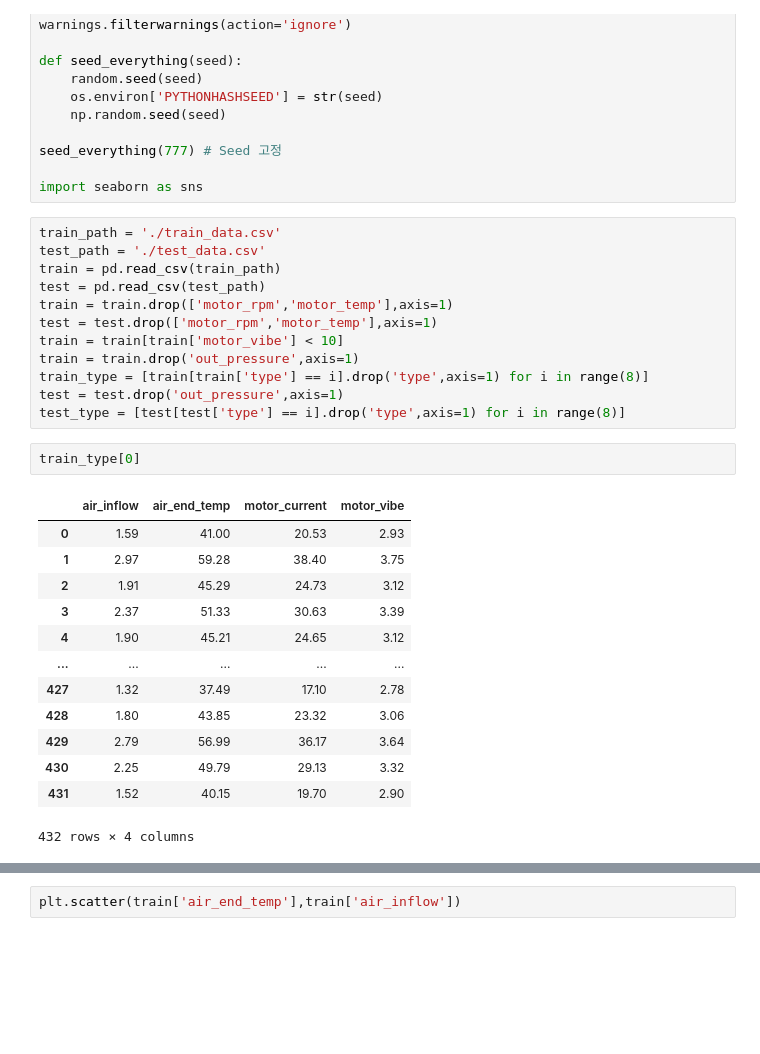
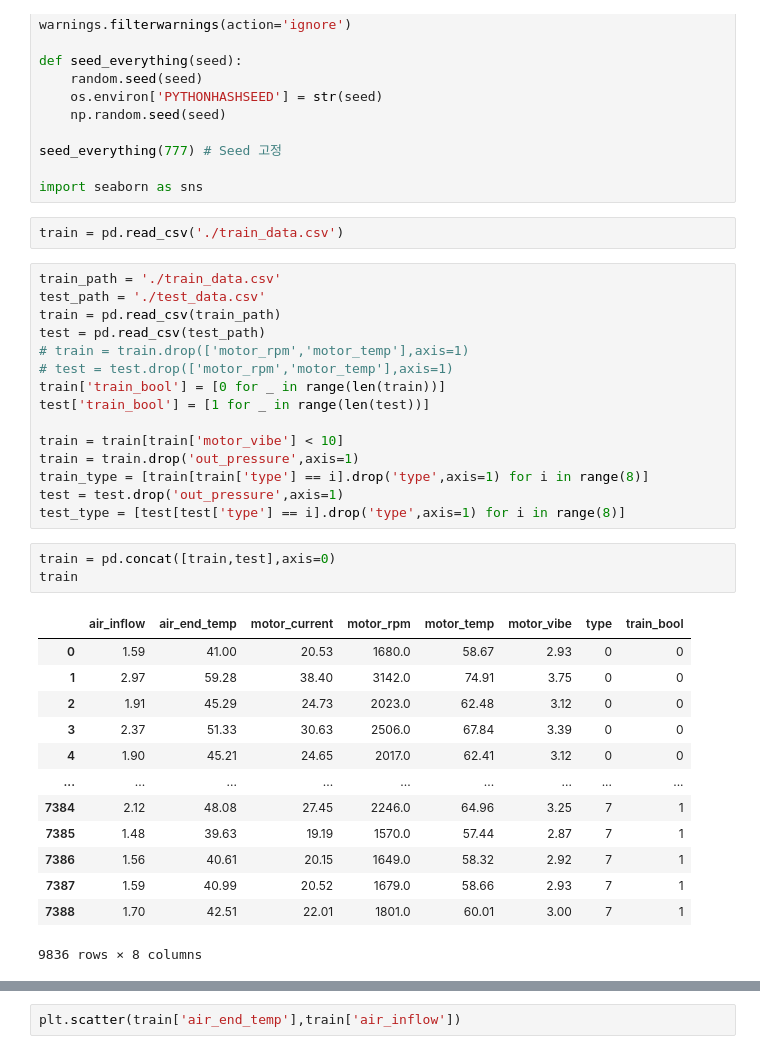
Before and after one commit to jjh0987/MyProject, a Jupyter notebook: pythonProject/AI_factory/2023_ai_spark/2023-04-14.ipynb, the cells around one changed output, grey strips where cells are left out. Cells and saved outputs as stored; diff of their text form; blank space fills up the shorter version.

```diff
--- a/pythonProject/AI_factory/2023_ai_spark/2023-04-14.ipynb
+++ b/pythonProject/AI_factory/2023_ai_spark/2023-04-14.ipynb
@@ -22,31 +22,37 @@ def seed_everything(seed):
 seed_everything(777) # Seed 고정
 
 import seaborn as sns
+# %%
+train = pd.read_csv('./train_data.csv')
 # %%
 train_path = './train_data.csv'
 test_path = './test_data.csv'
 train = pd.read_csv(train_path)
 test = pd.read_csv(test_path)
-train = train.drop(['motor_rpm','motor_temp'],axis=1)
-test = test.drop(['motor_rpm','motor_temp'],axis=1)
+# train = train.drop(['motor_rpm','motor_temp'],axis=1)
+# test = test.drop(['motor_rpm','motor_temp'],axis=1)
+train['train_bool'] = [0 for _ in range(len(train))]
+test['train_bool'] = [1 for _ in range(len(test))]
+
 train = train[train['motor_vibe'] < 10]
 train = train.drop('out_pressure',axis=1)
 train_type = [train[train['type'] == i].drop('type',axis=1) for i in range(8)]
 test = test.drop('out_pressure',axis=1)
 test_type = [test[test['type'] == i].drop('type',axis=1) for i in range(8)]
 # %%
-train_type[0]
+train = pd.concat([train,test],axis=0)
+train
 # %% [output]
-|  | air_inflow | air_end_temp | motor_current | motor_vibe |
-| 0 | 1.59 | 41.00 | 20.53 | 2.93 |
-| 1 | 2.97 | 59.28 | 38.40 | 3.75 |
-| 2 | 1.91 | 45.29 | 24.73 | 3.12 |
-| 3 | 2.37 | 51.33 | 30.63 | 3.39 |
-| 4 | 1.90 | 45.21 | 24.65 | 3.12 |
-| ... | ... | ... | ... | ... |
-| 427 | 1.32 | 37.49 | 17.10 | 2.78 |
-| 428 | 1.80 | 43.85 | 23.32 | 3.06 |
-| 429 | 2.79 | 56.99 | 36.17 | 3.64 |
-| 430 | 2.25 | 49.79 | 29.13 | 3.32 |
-| 431 | 1.52 | 40.15 | 19.70 | 2.90 |
+|  | air_inflow | air_end_temp | motor_current | motor_rpm | motor_temp | motor_vibe | type | train_bool |
+| 0 | 1.59 | 41.00 | 20.53 | 1680.0 | 58.67 | 2.93 | 0 | 0 |
+| 1 | 2.97 | 59.28 | 38.40 | 3142.0 | 74.91 | 3.75 | 0 | 0 |
+| 2 | 1.91 | 45.29 | 24.73 | 2023.0 | 62.48 | 3.12 | 0 | 0 |
+| 3 | 2.37 | 51.33 | 30.63 | 2506.0 | 67.84 | 3.39 | 0 | 0 |
+| 4 | 1.90 | 45.21 | 24.65 | 2017.0 | 62.41 | 3.12 | 0 | 0 |
+| ... | ... | ... | ... | ... | ... | ... | ... | ... |
+| 7384 | 2.12 | 48.08 | 27.45 | 2246.0 | 64.96 | 3.25 | 7 | 1 |
+| 7385 | 1.48 | 39.63 | 19.19 | 1570.0 | 57.44 | 2.87 | 7 | 1 |
+| 7386 | 1.56 | 40.61 | 20.15 | 1649.0 | 58.32 | 2.92 | 7 | 1 |
+| 7387 | 1.59 | 40.99 | 20.52 | 1679.0 | 58.66 | 2.93 | 7 | 1 |
+| 7388 | 1.70 | 42.51 | 22.01 | 1801.0 | 60.01 | 3.00 | 7 | 1 |
-432 rows × 4 columns
+9836 rows × 8 columns
```
Also changed, not shown: parts of 12 cells of this notebook, 2 other files.
